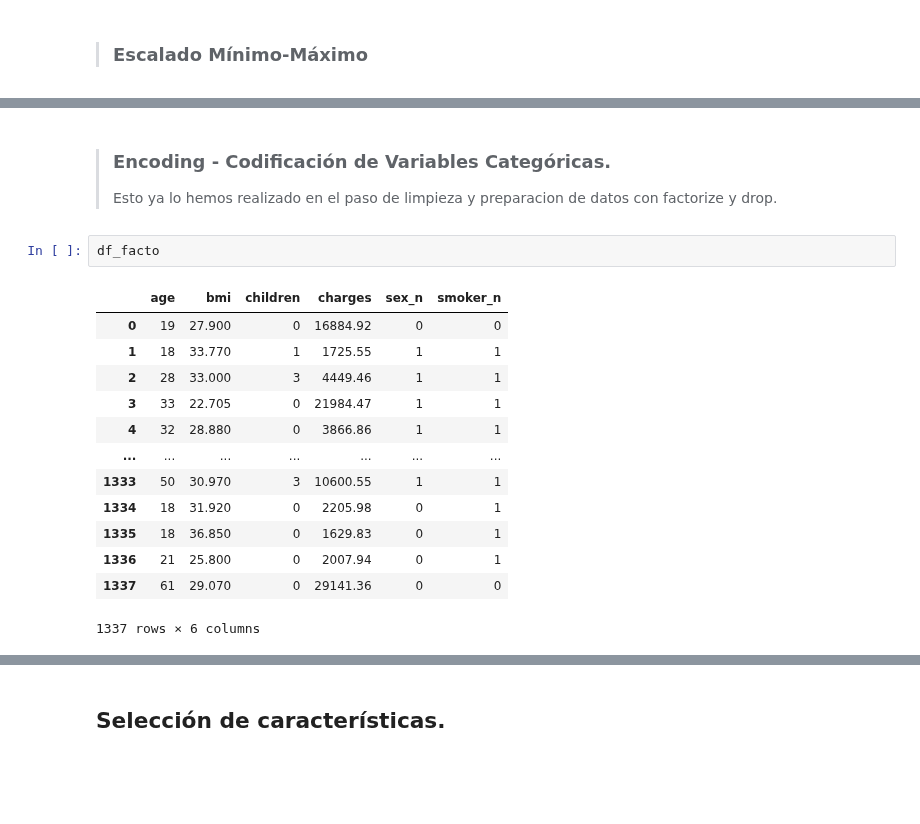
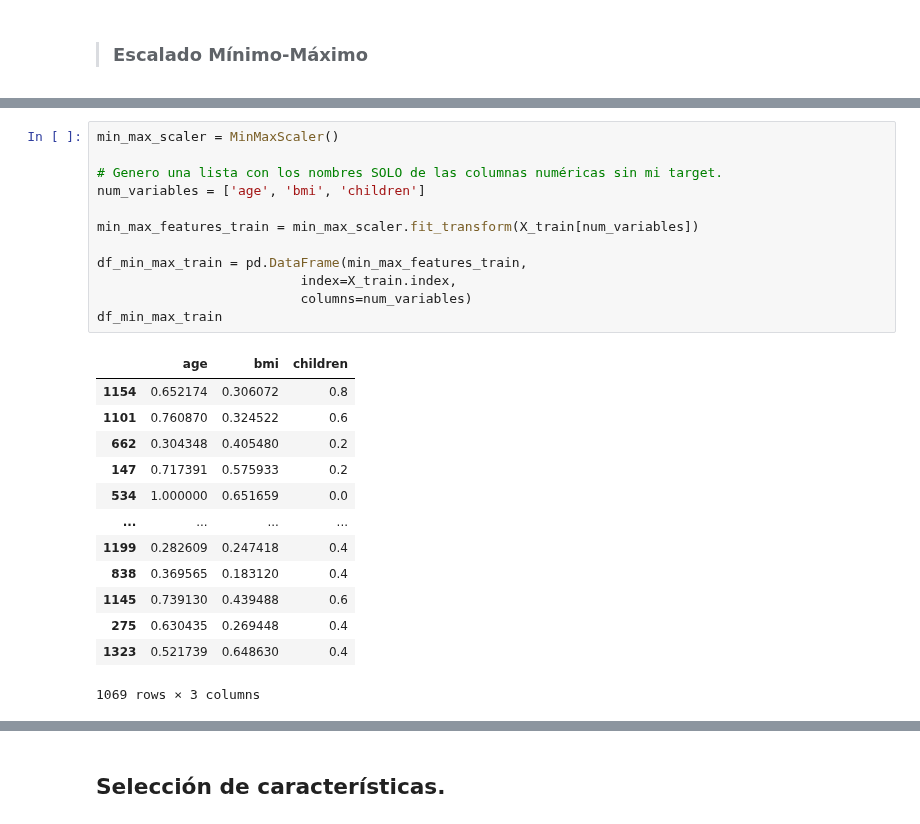
Before and after one commit to 4GeeksAcademy/sarayruiz---Machine-Learning, a Jupyter notebook: src/02-linear-regression-reg-medical-insurance-cost.ipynb, the cells around one changed output, grey strips where cells are left out. Drawn from its saved outputs; the diff is of its cells as text; blank space fills up the shorter version.

```diff
--- a/src/02-linear-regression-reg-medical-insurance-cost.ipynb
+++ b/src/02-linear-regression-reg-medical-insurance-cost.ipynb
@@ -394,20 +428,26 @@ df_min_max
-# %% [markdown]
-> ### Encoding - Codificación de Variables Categóricas.
->
-> Esto ya lo hemos realizado en el paso de limpieza y preparacion de datos con factorize y drop.
-# %%
-df_facto
-# %% [output]
-|  | age | bmi | children | charges | sex_n | smoker_n |
-| 0 | 19 | 27.900 | 0 | 16884.92 | 0 | 0 |
-| 1 | 18 | 33.770 | 1 | 1725.55 | 1 | 1 |
-| 2 | 28 | 33.000 | 3 | 4449.46 | 1 | 1 |
-| 3 | 33 | 22.705 | 0 | 21984.47 | 1 | 1 |
-| 4 | 32 | 28.880 | 0 | 3866.86 | 1 | 1 |
-| ... | ... | ... | ... | ... | ... | ... |
-| 1333 | 50 | 30.970 | 3 | 10600.55 | 1 | 1 |
-| 1334 | 18 | 31.920 | 0 | 2205.98 | 0 | 1 |
-| 1335 | 18 | 36.850 | 0 | 1629.83 | 0 | 1 |
-| 1336 | 21 | 25.800 | 0 | 2007.94 | 0 | 1 |
-| 1337 | 61 | 29.070 | 0 | 29141.36 | 0 | 0 |
-1337 rows × 6 columns
+# %%
+min_max_scaler = MinMaxScaler()
+
+# Genero una lista con los nombres SOLO de las columnas numéricas sin mi target.
+num_variables = ['age', 'bmi', 'children']
+
+min_max_features_train = min_max_scaler.fit_transform(X_train[num_variables])
+
+df_min_max_train = pd.DataFrame(min_max_features_train,
+                          index=X_train.index,
+                          columns=num_variables)
+df_min_max_train
+# %% [output]
+|  | age | bmi | children |
+| 1154 | 0.652174 | 0.306072 | 0.8 |
+| 1101 | 0.760870 | 0.324522 | 0.6 |
+| 662 | 0.304348 | 0.405480 | 0.2 |
+| 147 | 0.717391 | 0.575933 | 0.2 |
+| 534 | 1.000000 | 0.651659 | 0.0 |
+| ... | ... | ... | ... |
+| 1199 | 0.282609 | 0.247418 | 0.4 |
+| 838 | 0.369565 | 0.183120 | 0.4 |
+| 1145 | 0.739130 | 0.439488 | 0.6 |
+| 275 | 0.630435 | 0.269448 | 0.4 |
+| 1323 | 0.521739 | 0.648630 | 0.4 |
+1069 rows × 3 columns
```
Also changed, not shown: parts of 26 cells of this notebook, 5 other files.
